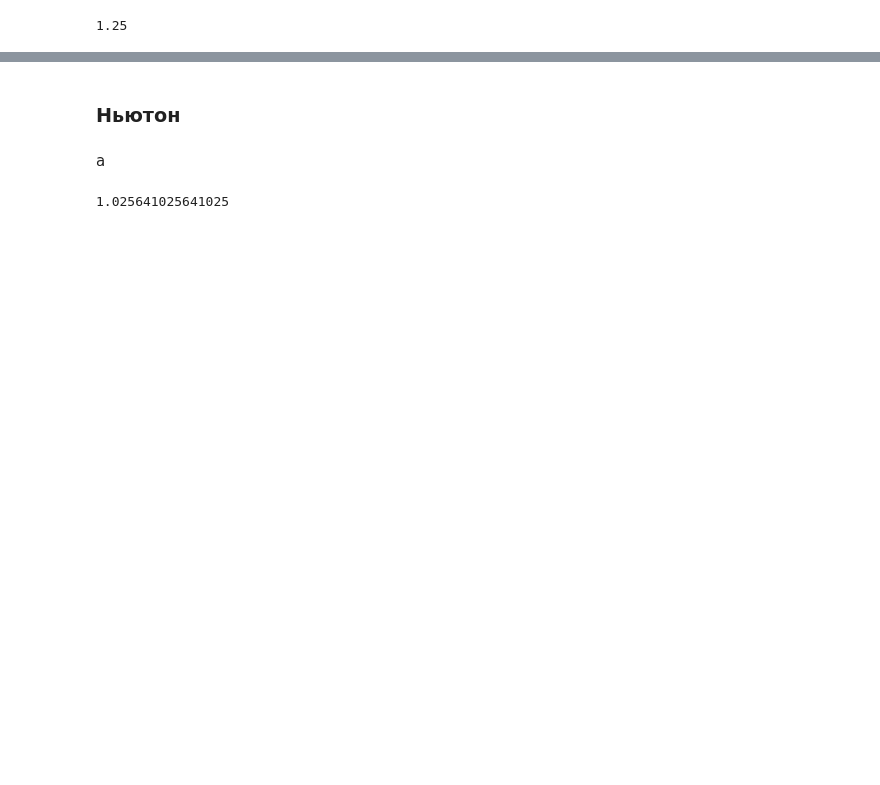
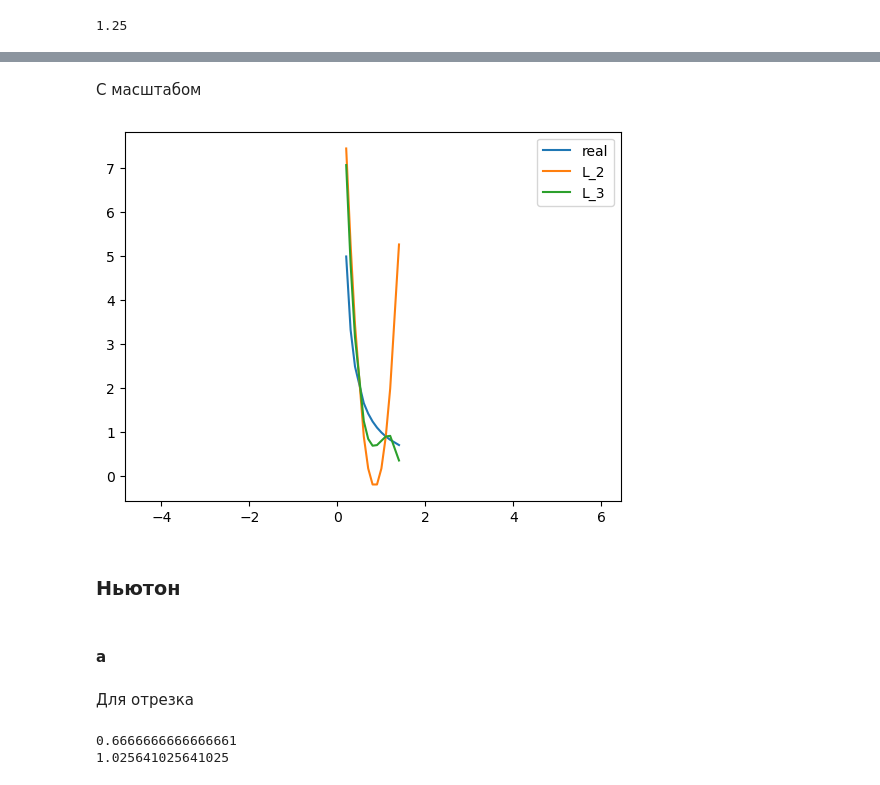
Before and after one commit to JRTitor/Numer, a Jupyter notebook: lab3/lab3_1.ipynb, the cells around one changed output, grey strips where cells are left out. Saved outputs shown, nothing was run; the diff lists cells and outputs as text; code cells hidden in the pictures; blank space fills up the shorter version.

```diff
--- a/lab3/lab3_1.ipynb
+++ b/lab3/lab3_1.ipynb
@@ -69,3 +180,14 @@ error(1/x_point, y_counted)
+# %% [markdown]
+С масштабом
+# %%
+plt.plot(Check, [f(x) for x in Check] , label='real')
+plt.plot(Check, l_2, label='L_2')
+plt.plot(Check, l_3, label='L_3')
+plt.axis('equal')
+plt.legend()
+plt.show()
+# %% [output]
+[figure, added]
 # %% [markdown]
 ### Ньютон
 # %%
@@ -92,8 +216,15 @@ def compute_Pn(f, X, x):
-# %% [markdown]
-a
+# %% [markdown]
+#### a
+# %% [markdown]
+Для отрезка
 # %%
 X = [0.1, 0.5, 0.9, 1.3]
-y_counted = compute_Pn(f, X, x_point)
-print(y_counted)
+Y = [f(x) for x in X]
+Check = [x for x in Check if x not in X]
+y_counted_2 = compute_Pn(f, X[:3], x_point)
+y_counted_3 = compute_Pn(f, X[:4], x_point)
+print(y_counted_2)
+print(y_counted_3)
 # %% [output]
+0.6666666666666661
 1.025641025641025
```
Also changed, not shown: parts of 64 cells of this notebook, 1 other file.
